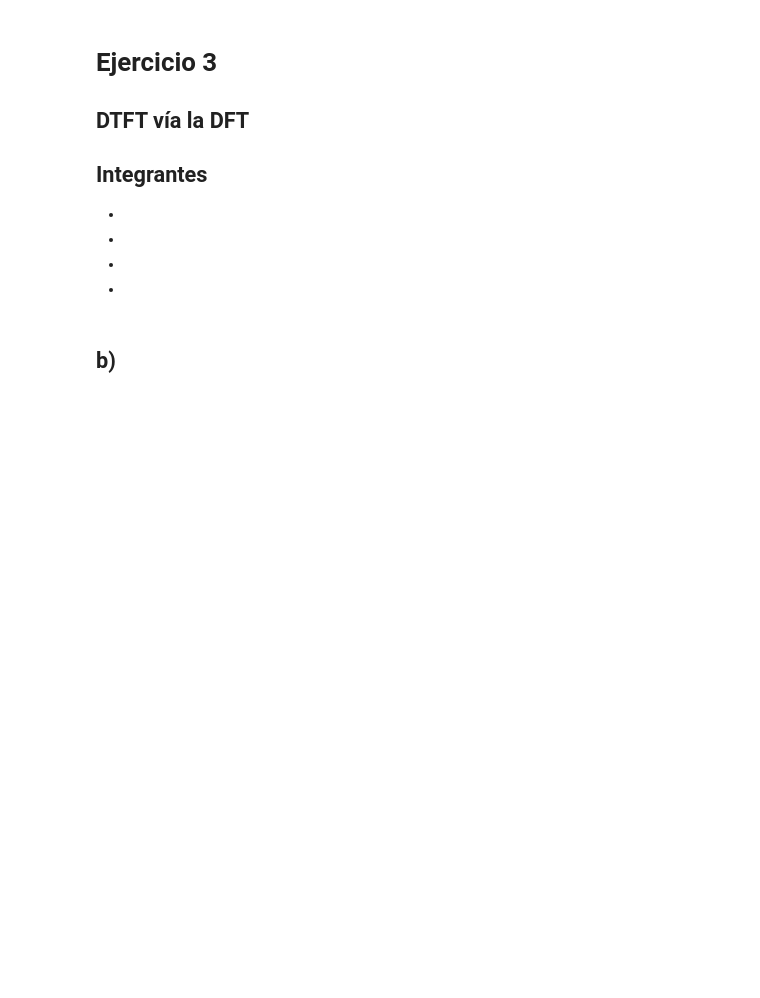
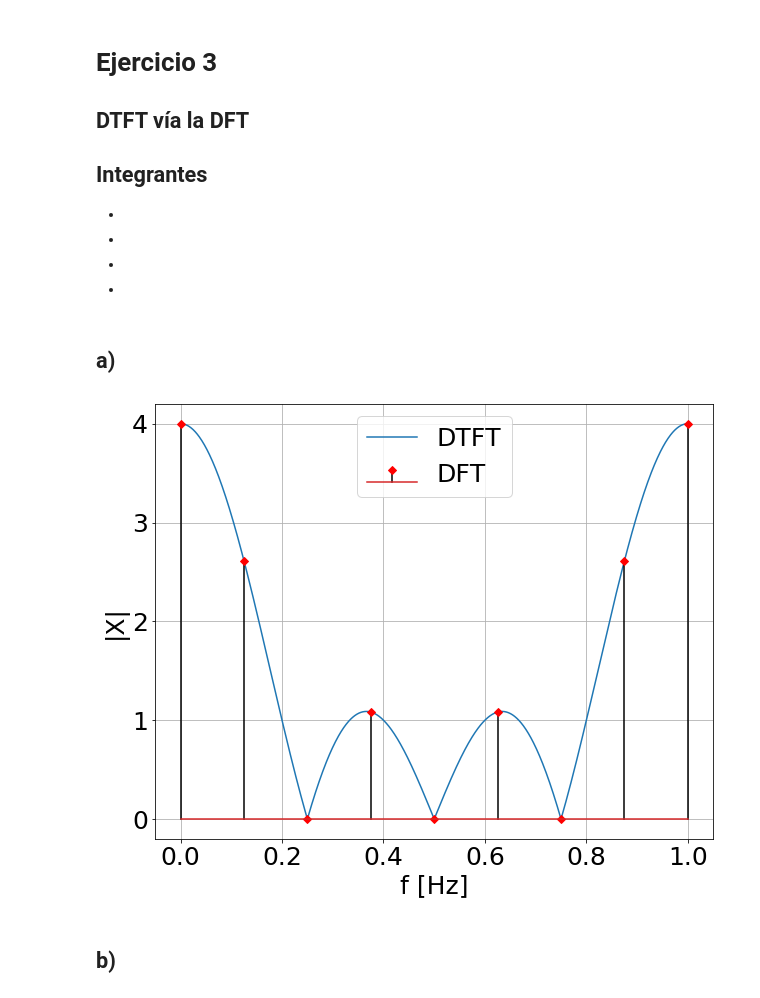
Before and after one commit to Equipo-2-DSP/informe_parte_2, a Jupyter notebook: 03-Discreta-Aperiodica.ipynb, the cells around one changed output. Drawn from its saved outputs; the diff is of its cells as text; code cells hidden in the pictures; blank space fills up the shorter version.

```diff
--- a/03-Discreta-Aperiodica.ipynb
+++ b/03-Discreta-Aperiodica.ipynb
@@ -72,6 +72,25 @@ def graficar_multiples_N( x ,Ns ,path=None, zero_padding=None, envolvente=None
         axs[i].set_title( f'fft para N={N_}' )
     if( path ):
         plt.savefig( path )
+# %% [markdown]
+## a)
+# %%
+X = lambda f: 1 + np.exp( -1j * 2*np.pi*f )  + np.exp( -2j * 2*np.pi*f )  + np.exp( -3j * 2*np.pi*f )
+X_k = lambda k: X( k / 8 )
+
+f = np.linspace( 0, 1, 1000 )
+k = np.arange( 0, 9 )
+fig = plt.figure()
+ax = fig.gca()
+ax.plot( f, np.abs(X(f)), label='DTFT' )
+ax.stem( k/8, np.abs( X_k( k ) ), markerfmt='rD', linefmt='k', label='DFT' )
+ax.set_xlabel( 'f [Hz]' )
+ax.set_ylabel( '|X|' )
+ax.legend()
+ax.grid()
+plt.savefig( './Img/punto_3_a.png' )
+# %% [output]
+[figure, added]
 # %% [markdown]
 ## b)
 # %%
```
Also changed, not shown: 9 other files.
